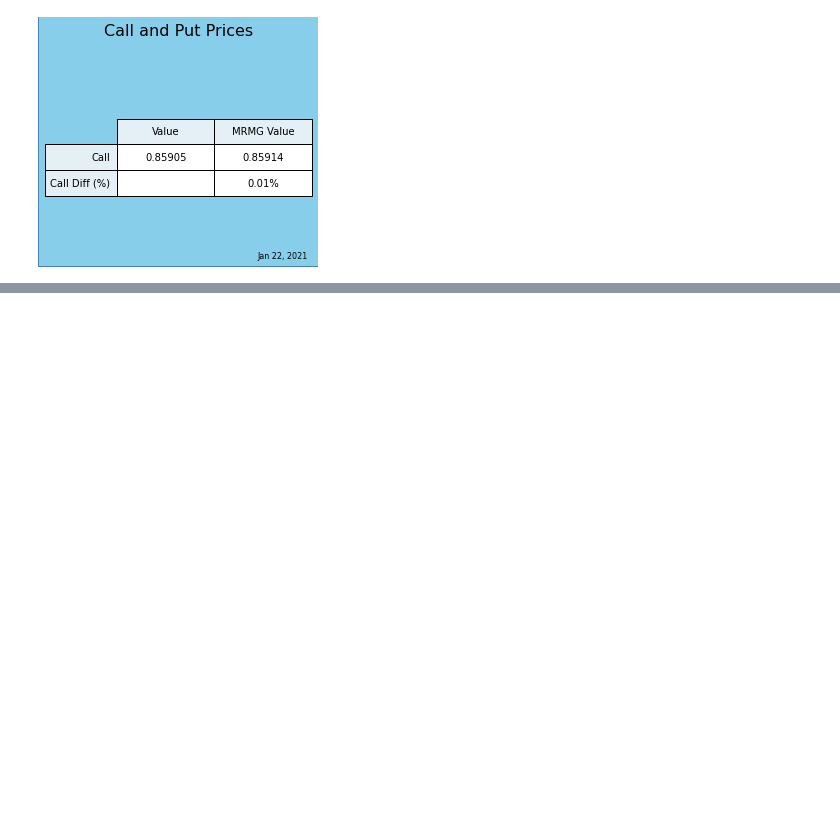
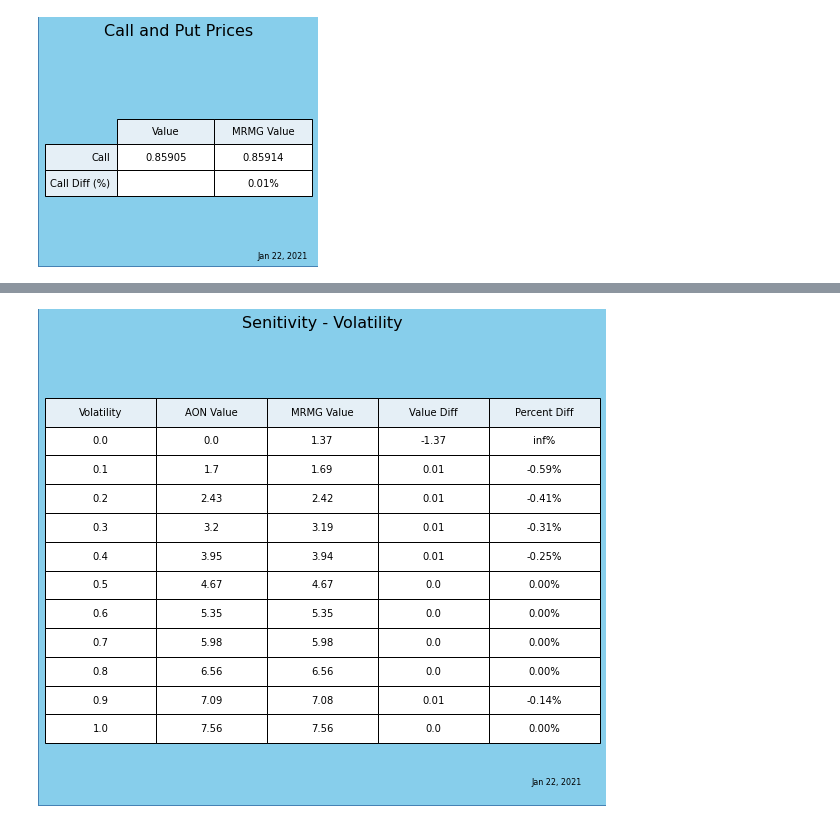
Before and after one commit to abehrman/black_scholes_Python_Panel_served, a Jupyter notebook: BlackScholes.ipynb, the cells around one changed output, grey strips where cells are left out. Cells and saved outputs as stored; diff of their text form; code cells hidden in the pictures; blank space fills up the shorter version.

```diff
--- a/BlackScholes.ipynb
+++ b/BlackScholes.ipynb
@@ -92,0 +145,9 @@ draw_both_tables(vars, baseCall)
+# %%
+sensitivity_label = 'Volatility'
+var = 'sigma'
+sensitivity_vals = np.round(np.linspace(0,1.0,11,True),2)
+AON_FVs = [0,1.7,2.43,3.2,3.95,4.67,5.35,5.98,6.56,7.09,7.56]
+
+sensitivity_table(myOpt, var, sensitivity_label, sensitivity_vals, AON_FVs);
+# %% [output]
+[figure, added]
```
Also changed, not shown: parts of 17 cells of this notebook, 3 other files.
